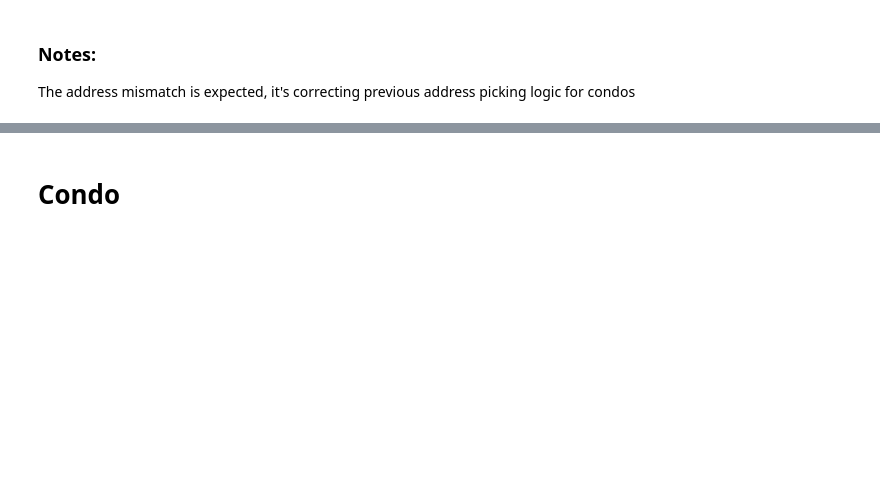
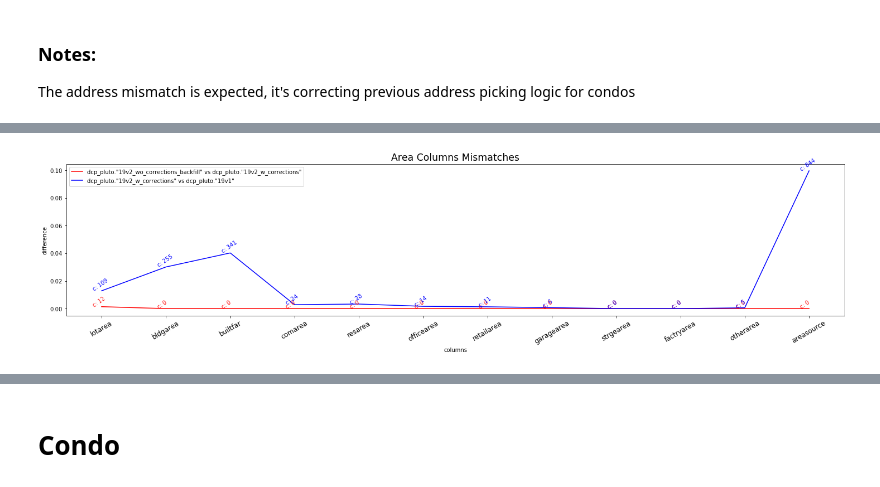
Before and after one commit to NYCPlanning/db-pluto, a Jupyter notebook: pluto_build/notebooks/w_backfill/PLUTO_mismatch.ipynb, the cells around one changed output, grey strips where cells are left out. Cells and saved outputs as stored; diff of their text form; code cells hidden in the pictures; blank space fills up the shorter version.

```diff
--- a/pluto_build/notebooks/w_backfill/PLUTO_mismatch.ipynb
+++ b/pluto_build/notebooks/w_backfill/PLUTO_mismatch.ipynb
@@ -159,4 +36,0 @@ finance_columns = ['assessland', 'assesstot', 'exempttot',
-# %%
-area_columns = ['lotarea', 'bldgarea', 'comarea', 'resarea',
-                 'officearea', 'retailarea', 'garagearea', 'strgearea',
-                 'factryarea', 'otherarea', 'areasource']
@@ -236,0 +55,4 @@ create_plot(df_pct, other_columns,  f'other columns mismatches \n {pluto} vs {pl
+# %%
+create_plot(df0, df1, area_columns,  f'Area Columns Mismatches')
+# %% [output]
+[figure, added]
```
Also changed, not shown: parts of 52 cells of this notebook, 6 other files.
